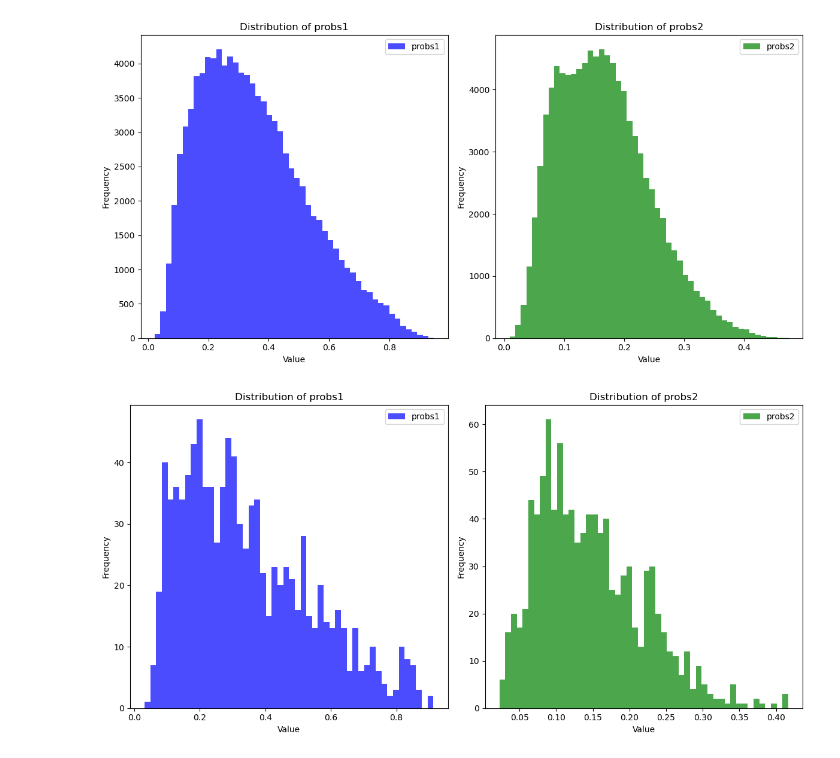
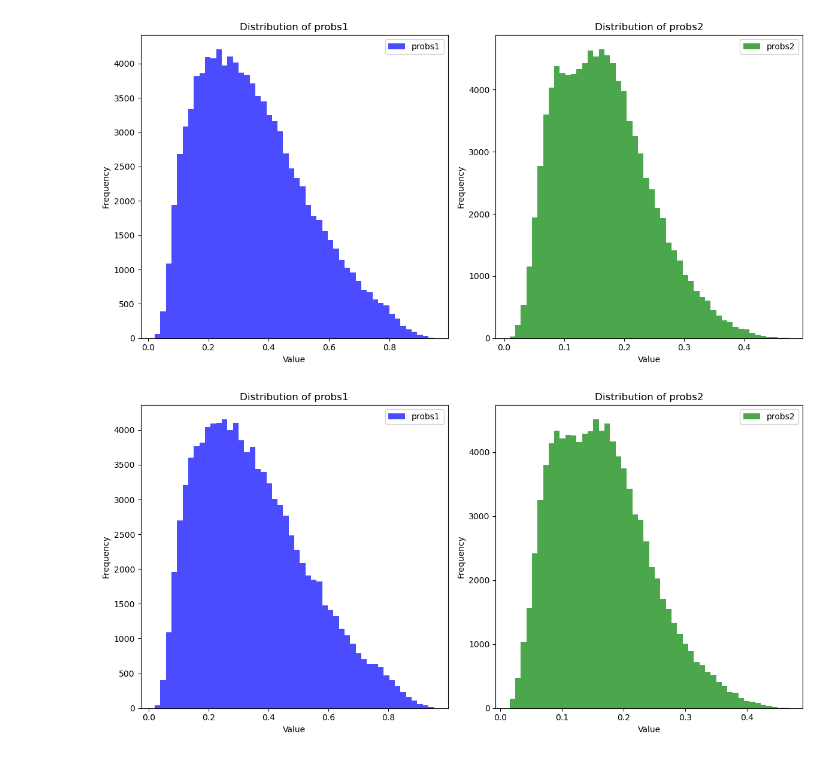
Before and after one commit to paulagrcg/phenodistance, a Jupyter notebook: main/functionalRNA.ipynb, the cells around one changed output. Cells and saved outputs as stored; diff of their text form; code cells hidden in the pictures.

```diff
--- a/main/functionalRNA.ipynb
+++ b/main/functionalRNA.ipynb
@@ -301,26 +317,26 @@ plt.show()
 # %% [output]
 [figure]
 # %%
-probs1 = site_scanning_probs_pval_seq0_ssize1000['probs1']
-probs2 = site_scanning_probs_pval_seq0_ssize1000['probs2']
+probs1 = site_scanning_probs_pval_seq0_ssize100000['probs1']
+probs2 = site_scanning_probs_pval_seq0_ssize100000['probs2']
 # Plot the distributions
 plt.figure(figsize=(12, 6))
 
 plt.subplot(1, 2, 1)
 plt.hist(probs1, bins=50, alpha=0.7, color='blue', label='probs1')
 plt.xlabel('Value')
 plt.ylabel('Frequency')
 plt.title('Distribution of probs1')
 plt.legend()
 
 plt.subplot(1, 2, 2)
 plt.hist(probs2, bins=50, alpha=0.7, color='green', label='probs2')
 plt.xlabel('Value')
 plt.ylabel('Frequency')
 plt.title('Distribution of probs2')
 plt.legend()
 
 plt.tight_layout()
 plt.show()
 # %% [output]
-[figure, old version]
+[figure, new version]
```
Also changed, not shown: parts of 14 cells of this notebook, 16 other files.
